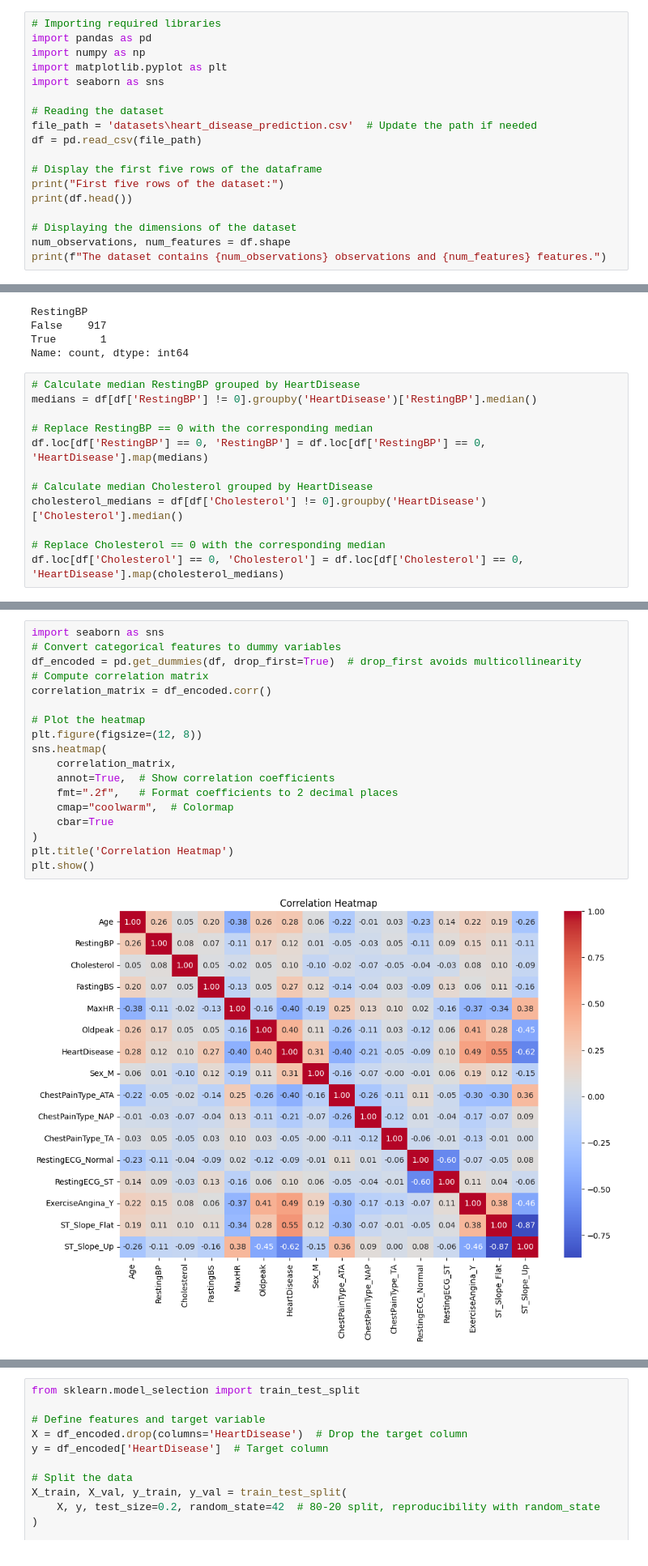
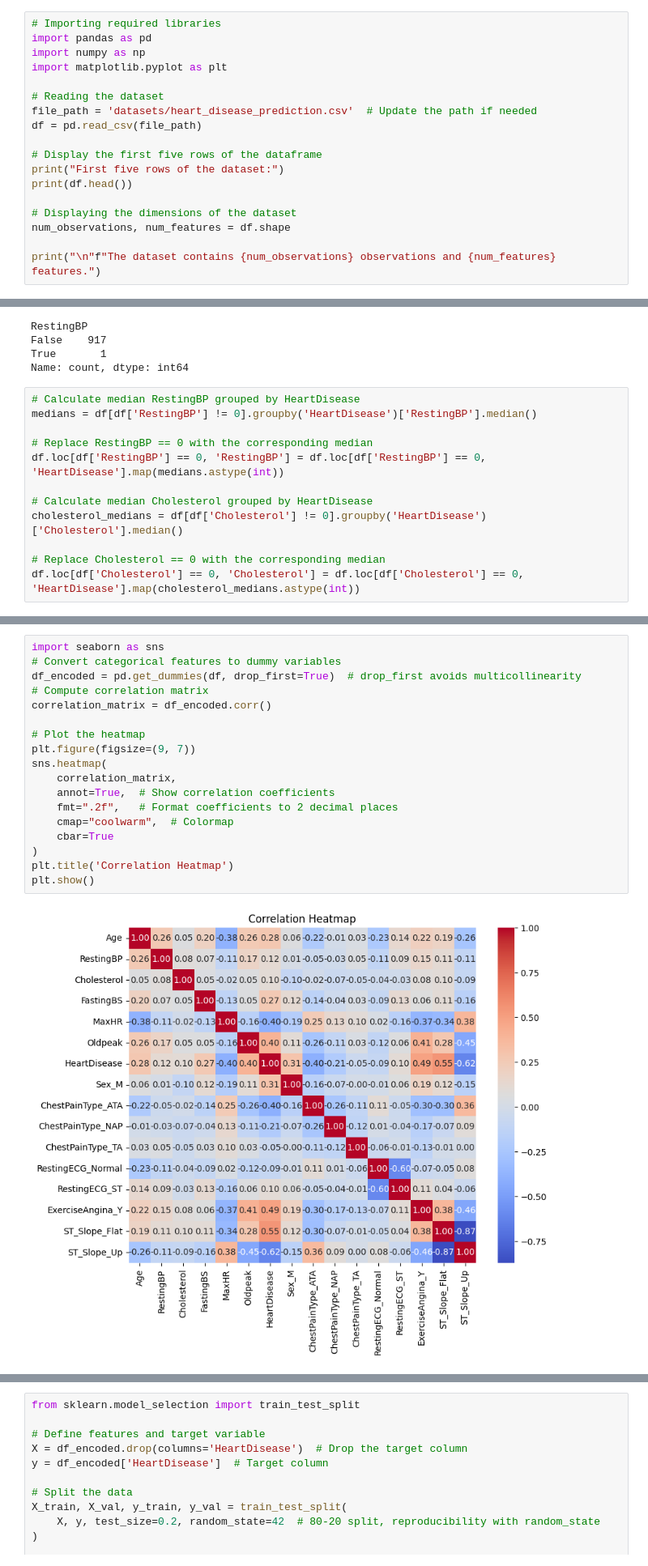
Before and after one commit to adarshagr-17/heart_disease, a Jupyter notebook: Heart_Disease_Detection.ipynb, the cells around one changed output, grey strips where cells are left out. Shown at 81% size. Drawn from its saved outputs; the diff is of its cells as text.

```diff
--- a/Heart_Disease_Detection.ipynb
+++ b/Heart_Disease_Detection.ipynb
@@ -10,10 +12,9 @@ We are working for an R&D company that focuses on providing healthcare solutions
 import pandas as pd
 import numpy as np
 import matplotlib.pyplot as plt
-import seaborn as sns
 
 # Reading the dataset
-file_path = 'datasets\heart_disease_prediction.csv'  # Update the path if needed
+file_path = 'datasets/heart_disease_prediction.csv'  # Update the path if needed
 df = pd.read_csv(file_path)
 
 # Display the first five rows of the dataframe
@@ -22,7 +23,8 @@ print(df.head())
 
 # Displaying the dimensions of the dataset
 num_observations, num_features = df.shape
-print(f"The dataset contains {num_observations} observations and {num_features} features.")
+
+print("\n"f"The dataset contains {num_observations} observations and {num_features} features.")
 # %% [output]
 First five rows of the dataset:
    Age Sex ChestPainType  RestingBP  Cholesterol  FastingBS RestingECG  MaxHR  \
@@ -153,10 +161,10 @@ Name: count, dtype: int64
 medians = df[df['RestingBP'] != 0].groupby('HeartDisease')['RestingBP'].median()
 
 # Replace RestingBP == 0 with the corresponding median
-df.loc[df['RestingBP'] == 0, 'RestingBP'] = df.loc[df['RestingBP'] == 0, 'HeartDisease'].map(medians)
+df.loc[df['RestingBP'] == 0, 'RestingBP'] = df.loc[df['RestingBP'] == 0, 'HeartDisease'].map(medians.astype(int))
 
 # Calculate median Cholesterol grouped by HeartDisease
 cholesterol_medians = df[df['Cholesterol'] != 0].groupby('HeartDisease')['Cholesterol'].median()
 
 # Replace Cholesterol == 0 with the corresponding median
-df.loc[df['Cholesterol'] == 0, 'Cholesterol'] = df.loc[df['Cholesterol'] == 0, 'HeartDisease'].map(cholesterol_medians)
+df.loc[df['Cholesterol'] == 0, 'Cholesterol'] = df.loc[df['Cholesterol'] == 0, 'HeartDisease'].map(cholesterol_medians.astype(int))
@@ -179,23 +173,23 @@ df.loc[df['Cholesterol'] == 0, 'Cholesterol'] = df.loc[df['Cholesterol'] == 0, '
 # %%
 import seaborn as sns
 # Convert categorical features to dummy variables
 df_encoded = pd.get_dummies(df, drop_first=True)  # drop_first avoids multicollinearity
 # Compute correlation matrix
 correlation_matrix = df_encoded.corr()
 
 # Plot the heatmap
-plt.figure(figsize=(12, 8))
+plt.figure(figsize=(9, 7))
 sns.heatmap(
     correlation_matrix,
     annot=True,  # Show correlation coefficients
     fmt=".2f",   # Format coefficients to 2 decimal places
     cmap="coolwarm",  # Colormap
     cbar=True
 )
 plt.title('Correlation Heatmap')
 plt.show()
 # %% [output]
-[figure, old version]
+[figure, new version]
 # %%
 # Correlation with HeartDisease
 heart_disease_corr = correlation_matrix['HeartDisease'].sort_values(ascending=False)
```
Also changed, not shown: parts of 18 cells of this notebook.
